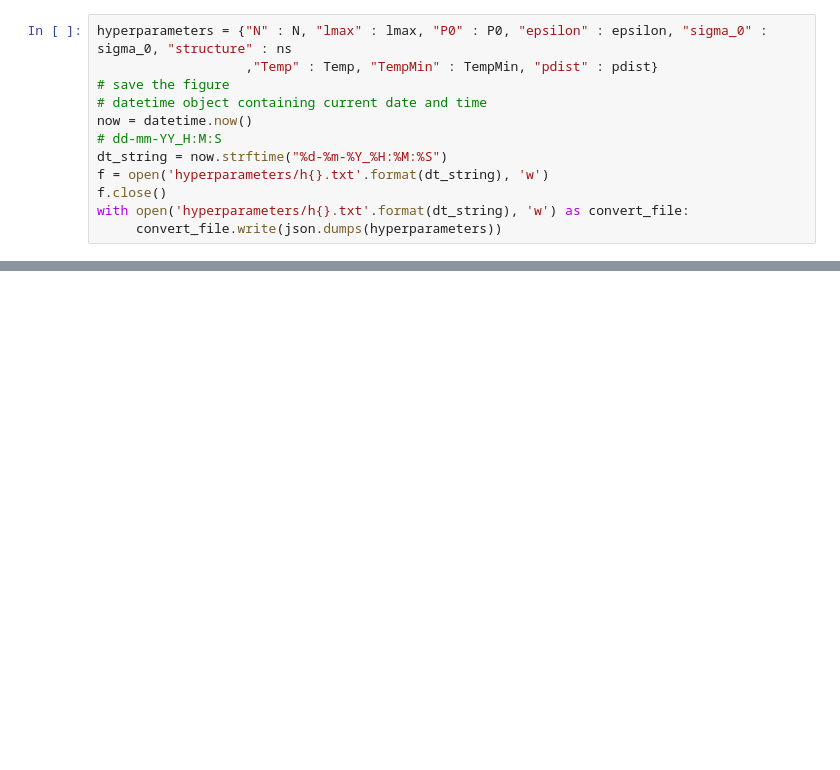
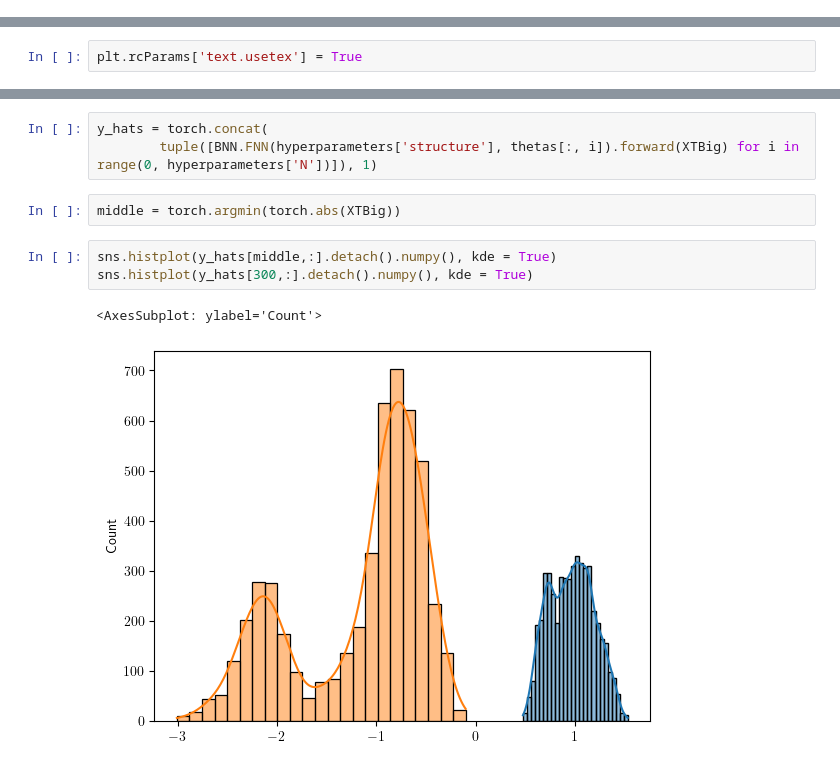
Before and after one commit to Davidson-Lova/PFE_BNN_ABS_SS, a Jupyter notebook: weightAnalysis.ipynb, the cells around one changed output, grey strips where cells are left out. Drawn from its saved outputs; the diff is of its cells as text; blank space fills up the shorter version.

```diff
--- a/weightAnalysis.ipynb
+++ b/weightAnalysis.ipynb
@@ -103,12 +88,0 @@ plt.show()
-# %%
-hyperparameters = {"N" : N, "lmax" : lmax, "P0" : P0, "epsilon" : epsilon, "sigma_0" : sigma_0, "structure" : ns
-                   ,"Temp" : Temp, "TempMin" : TempMin, "pdist" : pdist}
-# save the figure
-# datetime object containing current date and time
-now = datetime.now()
-# dd-mm-YY_H:M:S
-dt_string = now.strftime("%d-%m-%Y_%H:%M:%S")
-f = open('hyperparameters/h{}.txt'.format(dt_string), 'w')
-f.close()
-with open('hyperparameters/h{}.txt'.format(dt_string), 'w') as convert_file:
-     convert_file.write(json.dumps(hyperparameters))
@@ -127,0 +104,2 @@ plt.plot(np.float32(loaderr["errorMin"]))
+# %%
+plt.rcParams['text.usetex'] = True
@@ -127,0 +118,11 @@ plt.plot(np.float32(loaderr["errorMin"]))
+# %%
+y_hats = torch.concat(
+        tuple([BNN.FNN(hyperparameters['structure'], thetas[:, i]).forward(XTBig) for i in range(0, hyperparameters['N'])]), 1)
+# %%
+middle = torch.argmin(torch.abs(XTBig))
+# %%
+sns.histplot(y_hats[middle,:].detach().numpy(), kde = True)
+sns.histplot(y_hats[300,:].detach().numpy(), kde = True)
+# %% [output]
+<AxesSubplot: ylabel='Count'>
+[figure, added]
```
Also changed, not shown: parts of 16 cells of this notebook, 27 other files.
